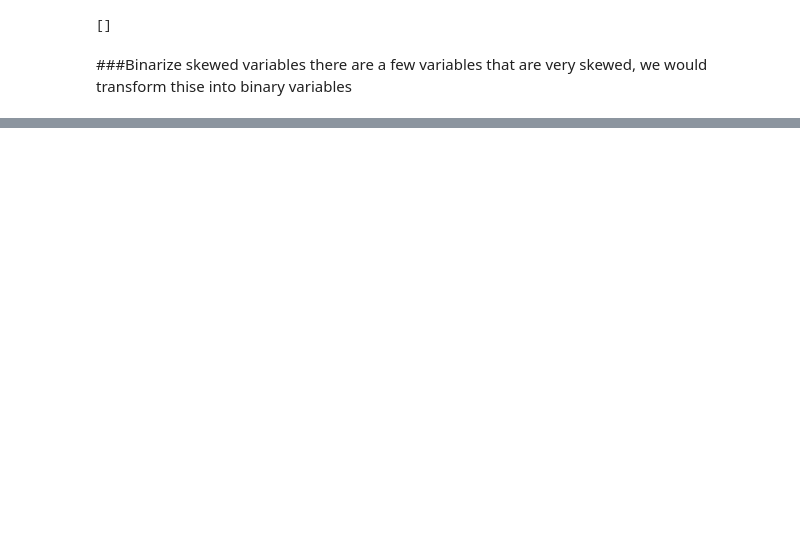
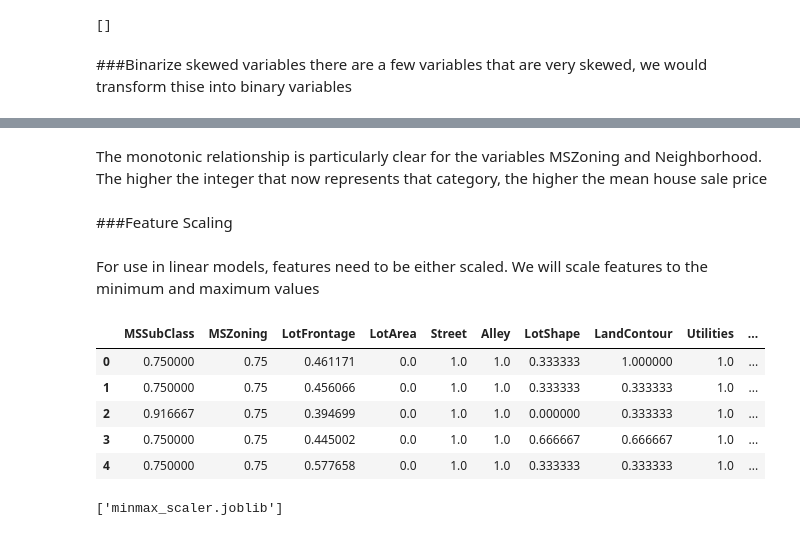
Before and after one commit to quintonmills/HousePricePredict, a Jupyter notebook: HPFeatureEngineering.ipynb, the cells around one changed output, grey strips where cells are left out. Cells and saved outputs as stored; diff of their text form; code cells hidden in the pictures; blank space fills up the shorter version.

```diff
--- a/HPFeatureEngineering.ipynb
+++ b/HPFeatureEngineering.ipynb
@@ -357,0 +427,25 @@ for var in skewed:
+# %%
+def find_frequent_labels(df, var, rare_perc):
+
+  #Function finds the labels that are shared by more than a certain % of the
+  #houses in the dataset
+
+  df = df.copy()
+
+  tmp = df.groupby(var)[var].count() / len(df)
+
+  return tmp[tmp > rare_perc].index
+
+for var in cat_others:
+
+  #find the frequent categories
+  frequent_ls = find_frequent_labels(x_train, var, 0.01)
+
+  print(var, frequent_ls)
+  print()
+
+  #Replace rare categories by the string "Rare"
+  x_train[var] = np.where(x_train[var].isin(
+      frequent_ls), x_train[var], 'Rare')
+
+  x_test[var] = np.where(x_test[var].isin(frequent_ls), x_test[var], 'Rare')
@@ -357,0 +558,33 @@ for var in skewed:
+# %% [markdown]
+The monotonic relationship is particularly clear for the variables MSZoning and Neighborhood. The higher the integer that now represents that category, the higher the mean house sale price
+# %% [markdown]
+###Feature Scaling
+# %% [markdown]
+For use in linear models, features need to be either scaled. We will scale features to the minimum and maximum values
+# %%
+# create scaler
+scaler = MinMaxScaler()
+
+#  fit  the scaler to the train set
+scaler.fit(x_train)
+
+#Transform the train and test set
+
+#Sklearn returns numpy arrays, so we wrap the array with a pandas dataframe
+x_train = pd.DataFrame(
+    scaler.transform(x_train),
+    columns = x_train.columns
+)
+x_test = pd.DataFrame(
+    scaler.transform(x_test),
+    columns = x_train.columns
+)
+# %%
+x_train.head()
+# %% [output]
+|  | MSSubClass | MSZoning | LotFrontage | LotArea | Street | Alley | LotShape | LandContour | Utilities | ... |
+| 0 | 0.750000 | 0.75 | 0.461171 | 0.0 | 1.0 | 1.0 | 0.333333 | 1.000000 | 1.0 | ... |
+| 1 | 0.750000 | 0.75 | 0.456066 | 0.0 | 1.0 | 1.0 | 0.333333 | 0.333333 | 1.0 | ... |
+| 2 | 0.916667 | 0.75 | 0.394699 | 0.0 | 1.0 | 1.0 | 0.000000 | 0.333333 | 1.0 | ... |
+| 3 | 0.750000 | 0.75 | 0.445002 | 0.0 | 1.0 | 1.0 | 0.666667 | 0.666667 | 1.0 | ... |
+| 4 | 0.750000 | 0.75 | 0.577658 | 0.0 | 1.0 | 1.0 | 0.333333 | 0.333333 | 1.0 | ... |
@@ -357,0 +598,6 @@ for var in skewed:
+# %%
+#Lets save the scaler
+
+joblib.dump(scaler, 'minmax_scaler.joblib')
+# %% [output]
+['minmax_scaler.joblib']
```
Also changed, not shown: parts of 22 cells of this notebook.
